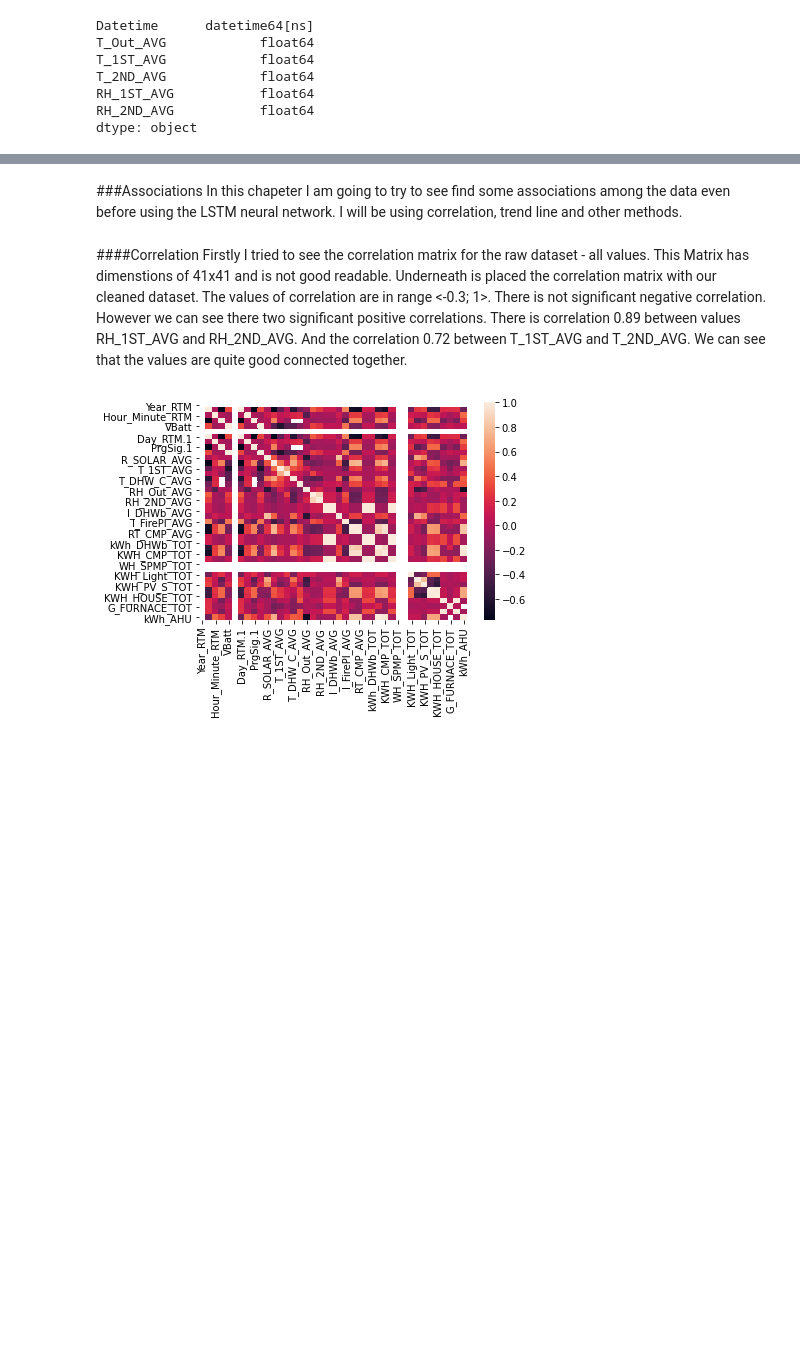
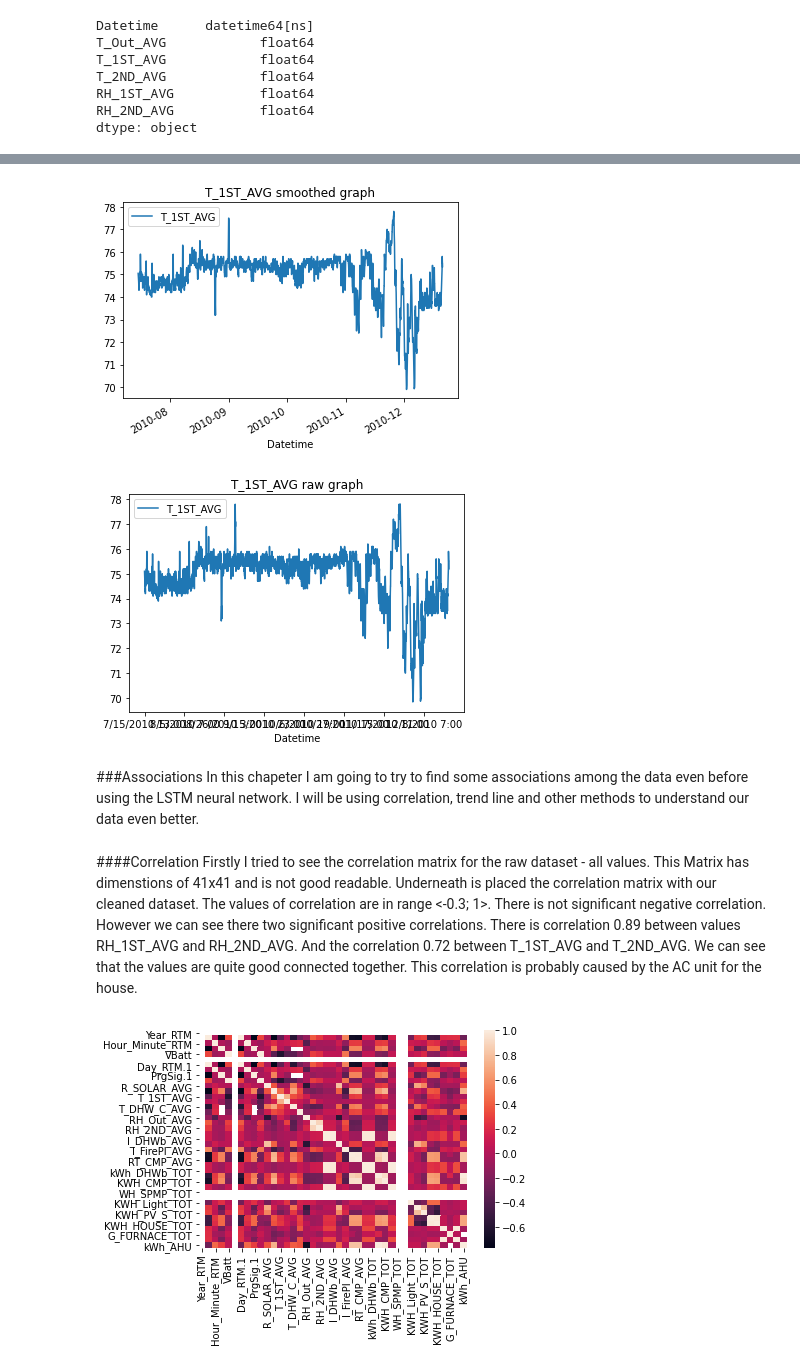
Before and after one commit to milanzongor/fault_detection_project, a Jupyter notebook: fault_detection_project.ipynb, the cells around one changed output, grey strips where cells are left out. Cells and saved outputs as stored; diff of their text form; code cells hidden in the pictures; blank space fills up the shorter version.

Commit message:
Data cleaning reviewed

```diff
--- a/fault_detection_project.ipynb
+++ b/fault_detection_project.ipynb
@@ -295,13 +356,21 @@ for feature in df.columns:
 
 # df.iloc[1000:1200].plot(y=feature, ylim=(60, 100))
 # # df.iloc[1000:1200].plot(y='mean', ylim=(60, 100))
+# %%
+feature = "T_1ST_AVG"
+
+df.reset_index().plot(x='Datetime', y=feature, title=feature + " smoothed graph");
+df_raw.plot(x='Datetime', y=feature, title=feature + " raw graph");
+# %% [output]
+[figure, added]
+[figure, added]
 # %% [markdown]
 ###Associations
-In this chapeter I am going to try to see find some associations among the data even before using the LSTM neural network. I will be using correlation, trend line and other methods.
+In this chapeter I am going to try to find some associations among the data even before using the LSTM neural network. I will be using correlation, trend line and other methods to understand our data even better.
 # %% [markdown]
 ####Correlation
 Firstly I tried to see the correlation matrix for the raw dataset - all values. This Matrix has dimenstions of 41x41 and is not good readable.
-Underneath is placed the correlation matrix with our cleaned dataset. The values of correlation are in range <-0.3; 1>. There is not significant negative correlation. However we can see there two significant positive correlations. There is correlation 0.89 between values RH_1ST_AVG and RH_2ND_AVG. And the correlation 0.72 between T_1ST_AVG and T_2ND_AVG. We can see that the values are quite good connected together.
+Underneath is placed the correlation matrix with our cleaned dataset. The values of correlation are in range <-0.3; 1>. There is not significant negative correlation. However we can see there two significant positive correlations. There is correlation 0.89 between values RH_1ST_AVG and RH_2ND_AVG. And the correlation 0.72 between T_1ST_AVG and T_2ND_AVG. We can see that the values are quite good connected together. This correlation is probably caused by the AC unit for the house.
 # %%
 corrMatrix = df_raw.corr()
 sn.heatmap(corrMatrix, annot=False)
```
Also changed, not shown: parts of 47 cells of this notebook.
